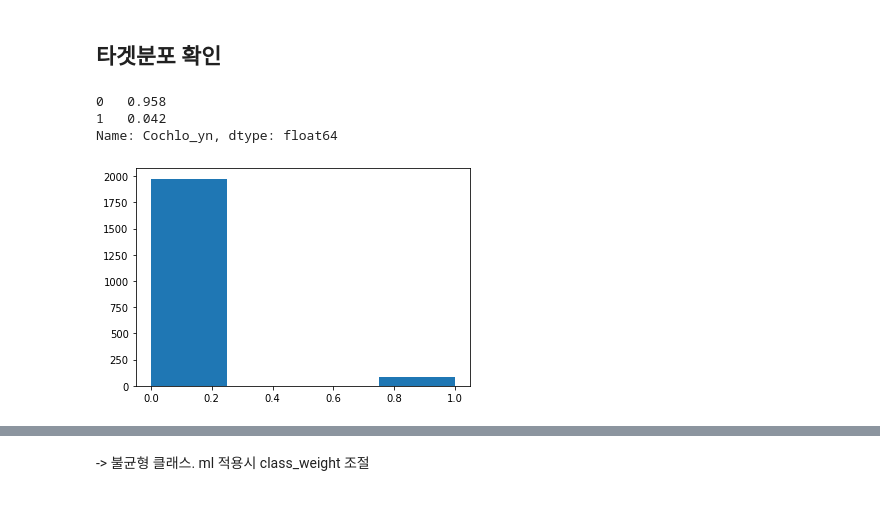
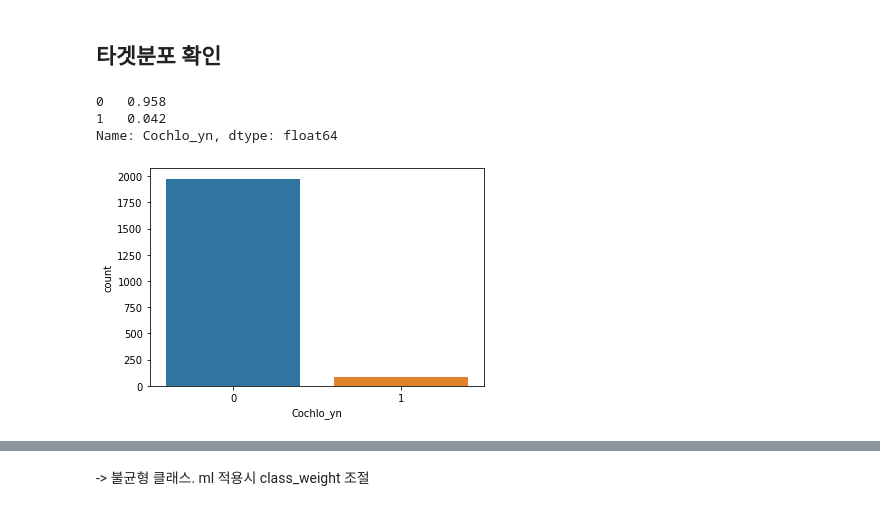
Before and after one commit to H-Seung/seung_project, a Jupyter notebook: section2_project.ipynb, the cells around one changed output, grey strips where cells are left out. Saved outputs shown, nothing was run; the diff lists cells and outputs as text; code cells hidden in the pictures.

```diff
--- a/section2_project.ipynb
+++ b/section2_project.ipynb
@@ -825,10 +839,12 @@ axs[0].xaxis.set_minor_locator(mdates.MonthLocator(interval=1)) # 1개월마다
 # %%
 # 타겟특성 분포 확인
 plt.figure(figsize=(6,4))
-plt.hist(df['Cochlo_yn'], bins=4);
-print(df.Cochlo_yn.value_counts(normalize=True))
+sns.countplot(x=df['Cochlo_yn'], data=df);
+
+target_dist = df.Cochlo_yn.value_counts(normalize=True)
+print(target_dist)
 # %% [output]
 0   0.958
 1   0.042
 Name: Cochlo_yn, dtype: float64
-[figure, old version]
+[figure, new version]
```
Also changed, not shown: parts of 51 cells of this notebook.
